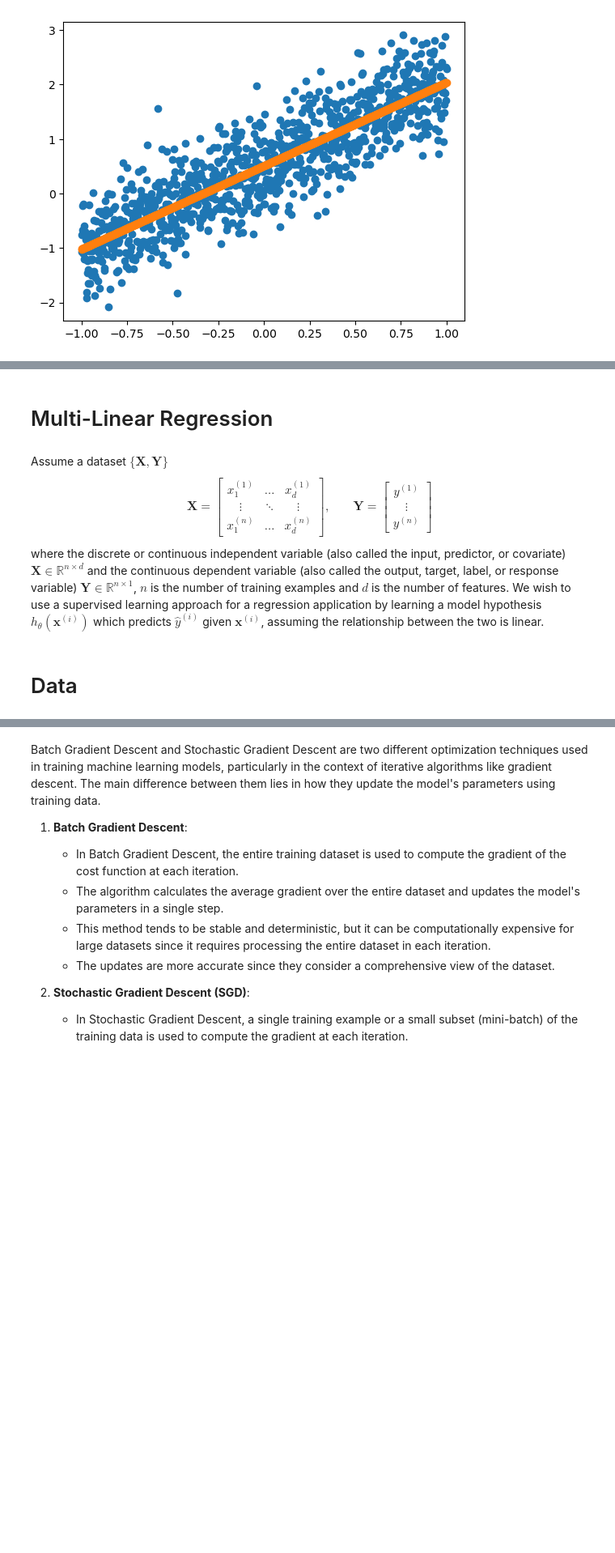
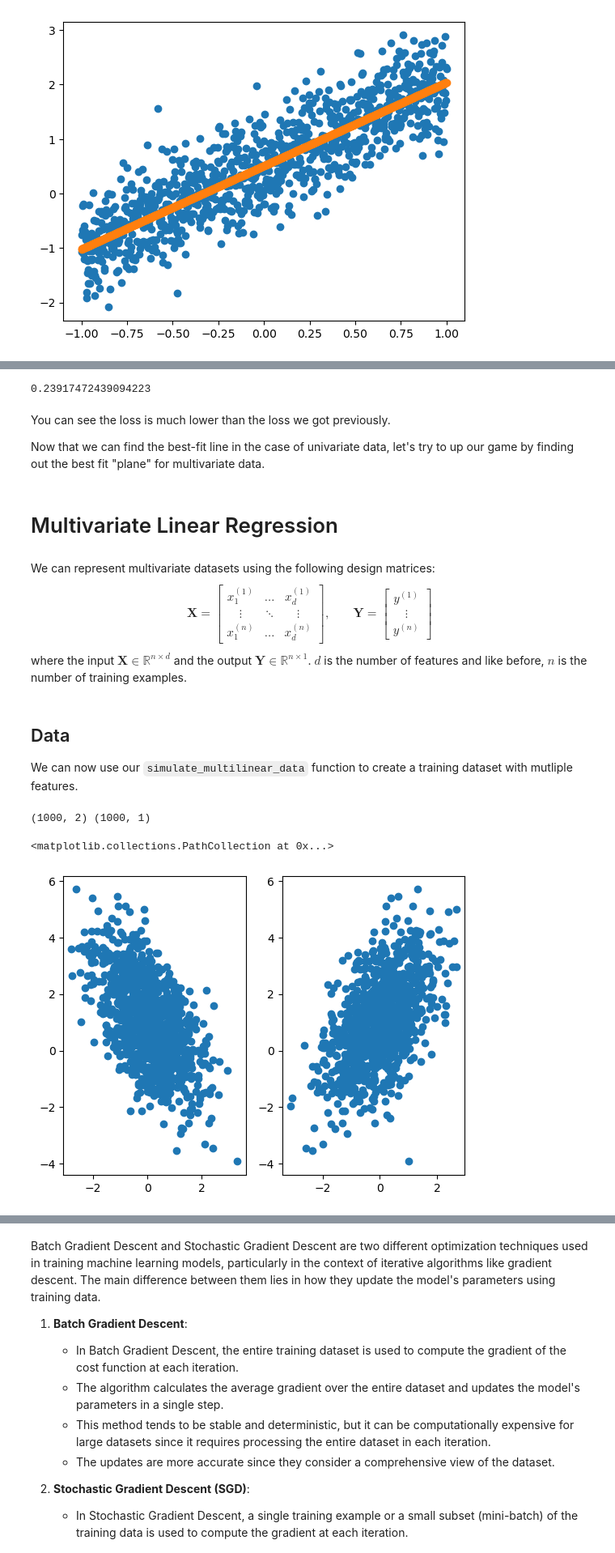
Before and after one commit to sardarchitect/fscoreai-ml, a Jupyter notebook: linear_model/1-Linear_Regression.ipynb, the cells around one changed output, grey strips where cells are left out. Shown at 81% size. Cells and saved outputs as stored; diff of their text form; code cells hidden in the pictures; blank space fills up the shorter version.

Commit message:
Progress on linear regression notebook

```diff
--- a/linear_model/1-Linear_Regression.ipynb
+++ b/linear_model/1-Linear_Regression.ipynb
@@ -198,7 +211,15 @@ Now that we are able to optimize
+# %%
+print(MSELoss(y, y_preds))
+# %% [output]
+0.23917472439094223
+# %% [markdown]
+You can see the loss is much lower than the loss we got previously.
+
+Now that we can find the best-fit line in the case of univariate data, let's try to up our game by finding out the best fit "plane" for multivariate data.
 # %% [markdown]
-# Multi-Linear Regression
+# Multivariate Linear Regression
 # %% [markdown]
-Assume a dataset $\{\mathbf{X}, \mathbf{Y}\}$
+We can represent multivariate datasets using the following design matrices:
 $$
 	\mathbf{X} = \begin{bmatrix}
 	x^{(1)}_{1} & \dots & x^{(1)}_{d}\\
@@ -212,12 +233,22 @@ $$
 	y^{(n)}
 	\end{bmatrix}
 $$
-where the discrete or continuous independent variable (also called the input, predictor, or covariate) $\mathbf{X} \in \mathbb{R}^{n\times d}$ and the continuous dependent variable (also called the output, target, label, or response variable) $\mathbf{Y} \in \mathbb{R}^{n\times 1}$, $n$ is the number of training examples and $d$ is the number of features. We wish to use a supervised learning approach for a regression application by learning a model hypothesis $h_\theta(\mathbf{x}^{(i)})$ which predicts $\hat y^{(i)}$ given $\mathbf{x}^{(i)}$, assuming the relationship between the two is linear.
+where the input $\mathbf{X} \in \mathbb{R}^{n\times d}$ and the output $\mathbf{Y} \in \mathbb{R}^{n\times 1}$. $d$ is the number of features and like before, $n$ is the number of training examples.
 # %% [markdown]
-# Data
+## Data
+We can now use our `simulate_multilinear_data` function to create a training dataset with mutliple features.
 # %%
 # Create a sample linear data for demonstration purposes
 num_samples = 1000
 num_features = 2
-X, Y = sample_data.simulate_multilinear_data(n=num_samples, d=num_features, seed=100)
-print(X.shape, Y.shape)
+X, y = sample_data.simulate_multilinear_data(n=num_samples, d=num_features, seed=2023)
+print(X.shape, y.shape)
+
+# Display sample data
+fig, ax = plt.subplots(1,2)
+ax[0].scatter(X[:,0], y)
+ax[1].scatter(X[:,1], y)
+# %% [output]
+(1000, 2) (1000, 1)
+<matplotlib.collections.PathCollection at 0x...>
+[figure, added]
```
Also changed, not shown: parts of 45 cells of this notebook.
